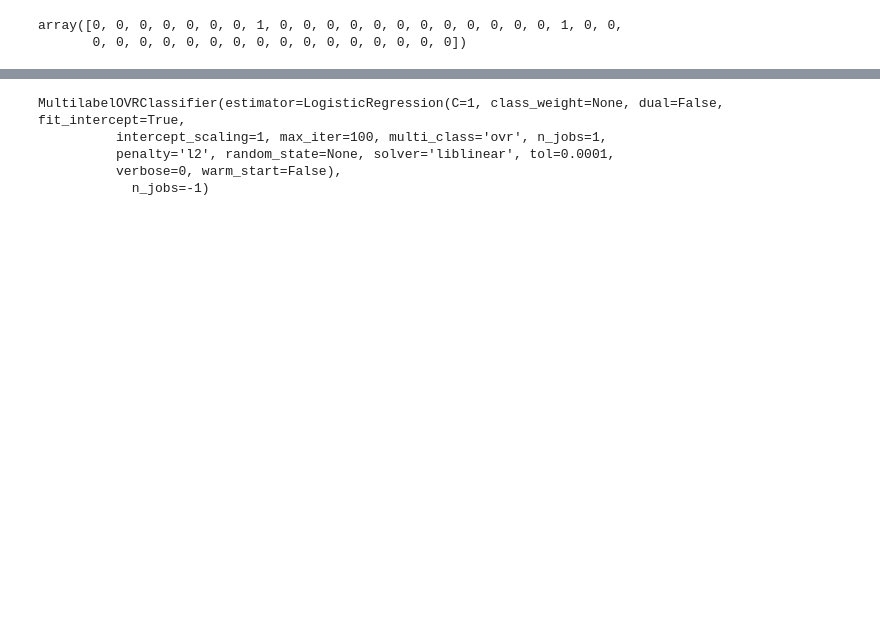
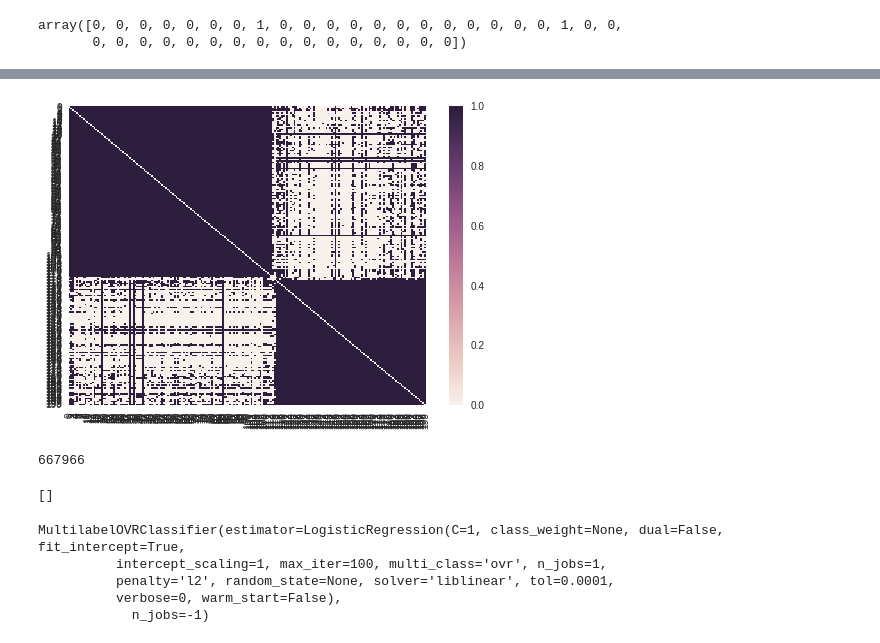
Before and after one commit to premolab/GraphEmbeddings, a Jupyter notebook: Main.ipynb, the cells around one changed output, grey strips where cells are left out. Cells and saved outputs as stored; diff of their text form; code cells hidden in the pictures; blank space fills up the shorter version.

```diff
--- a/Main.ipynb
+++ b/Main.ipynb
@@ -16,7 +21,7 @@ X = pd.read_csv(
 X.index.name=None
 # %%
 y = pd.read_csv(
-    'BlogCatalog-dataset/data/group-edges.csv',
+    PATH_TO_BLOG_CATALOG + '/data/group-edges.csv',
     header=None,
     delim_whitespace=True,
     index_col=0
@@ -48,3 +161,17 @@ array([0, 0, 0, 0, 0, 0, 0, 1, 0, 0, 0, 0, 0, 0, 0, 0, 0, 0, 0, 0, 1, 0, 0,
+# %%
+x = 6900
+sns.heatmap(B[x:x + 200, x:x + 200])
+plt.show()
+# %% [output]
+[figure, added]
+# %%
+len(np.nonzero(A)[0])
+# %% [output]
+667966
+# %%
+list(indxs_pairs)
+# %% [output]
+[]
 # %%
 from sklearn.linear_model import LogisticRegression
 from sklearn.multiclass import OneVsRestClassifier
```
Also changed, not shown: parts of 21 cells of this notebook.
